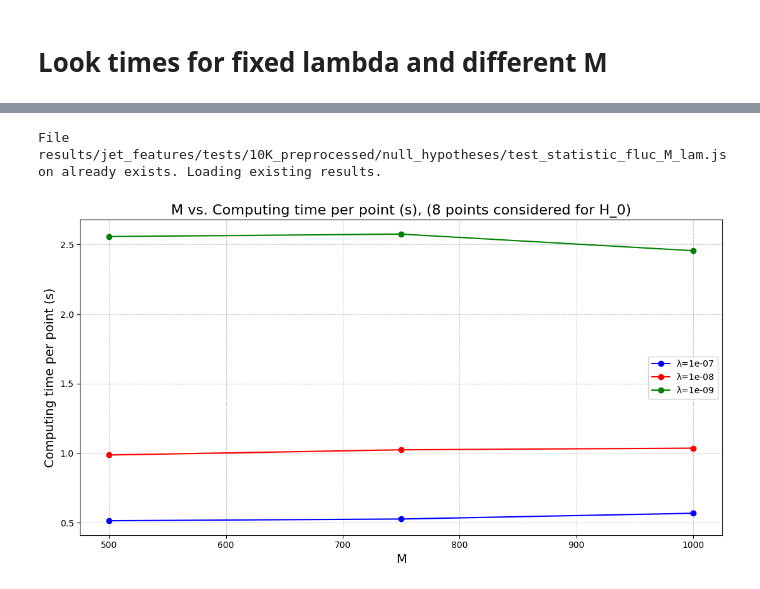
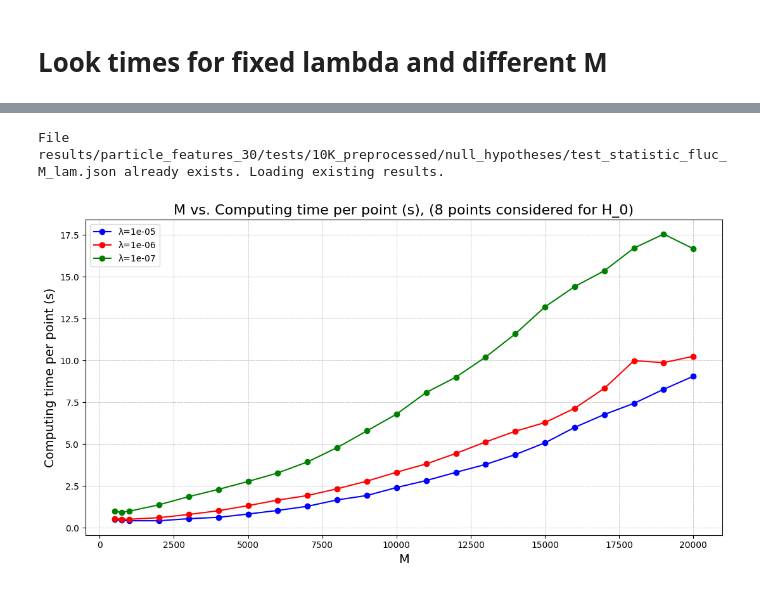
Before and after one commit to TwoSampleTests/NPLM_Parameters_Tuning, a Jupyter notebook: notebooks/Analysis_particle_features_30_gluon_scaled_10K.ipynb, the cells around one changed output, grey strips where cells are left out. Drawn from its saved outputs; the diff is of its cells as text; code cells hidden in the pictures.

Commit message:
corrected plot for jet and particle

```diff
--- a/notebooks/Analysis_particle_features_30_gluon_scaled_10K.ipynb
+++ b/notebooks/Analysis_particle_features_30_gluon_scaled_10K.ipynb
@@ -271,7 +271,7 @@ The value of sigma is: 18.2
 # %% [markdown]
 ## Lambda Times
 # %%
-lam_list = [1e-6, 1e-7, 1e-8, 1e-9, 1e-10, 1e-11]
+lam_list = [1e-4, 1e-5, 1e-6, 1e-7, 1e-8, 1e-9]
 
 nplm_objects = {}
 
@@ -409,7 +409,7 @@ File results/jet_features/tests/10K_preprocessed/null_hypotheses/Computing_time_
 # %% [markdown]
 # Look times for fixed lambda and different M
 # %%
-lam_list = [1e-7, 1e-8, 1e-9]
+lam_list = [1e-5, 1e-6, 1e-7]
 M_list = [500, 750, 1000, 2000, 3000, 4000, 5000, 6000, 7000, 8000, 9000, 10000, 11000, 12000, 13000, 14000, 15000, 16000, 17000, 18000, 19000, 20000]
 
 nplm_objects_M_lam = {}
@@ -535,36 +553,36 @@ if os.path.exists(file):
     for i, result in enumerate(results):
         for lam, lam_data in result["lam"].items():
             for j, M_data in enumerate(lam_data):  # For each M value in the lambda
 
                 null_hp_times[i, j] = M_data["computing_time"]
                 metric_values[i, j] = M_data["metric_list"]
                 null_hp_times = np.array(null_hp_times)
                 metric_values = np.array(metric_values)
 
 else:
     print("file does not exist")
 
 
 color_list = ['b','r','g']
 label_list = [f'λ={lam}' for lam in lam_list]
 
 
 plt.figure(figsize=(11, 6))
 for i in range(len(lam_list)):
-    plt.errorbar(M_list, null_hp_times[i]/niter,  capsize=5 ,marker='o', linestyle='-', color = color_list[i], label = label_list[i])
+    plt.errorbar(M_list, null_hp_times[i]/(niter*nbootstrap),  capsize=5 ,marker='o', linestyle='-', color = color_list[i], label = label_list[i])
 
 plt.xlabel("M", fontsize=14)
 plt.ylabel("Computing time per point (s)", fontsize=14)
 plt.title(f"M vs. Computing time per point (s), ({niter} points considered for H_0)", fontsize=16)
 plt.grid(True, which="both", linestyle="--", linewidth=0.5)
 plt.tight_layout()
 plt.legend()
 
 plt.savefig(null_hypotheses_dir+"Computing_time_vs_M.pdf", format="pdf")
 plt.show()
 # %% [output]
-File results/jet_features/tests/10K_preprocessed/null_hypotheses/test_statistic_fluc_M_lam.json already exists. Loading existing results.
+File results/particle_features_30/tests/10K_preprocessed/null_hypotheses/test_statistic_fluc_M_lam.json already exists. Loading existing results.
-[figure, old version]
+[figure, new version]
 # %%
 file = null_hypotheses_dir + f"test_statistic_fluc_M_lam.json"
 
```
Also changed, not shown: parts of 8 cells of this notebook, 35 other files.
